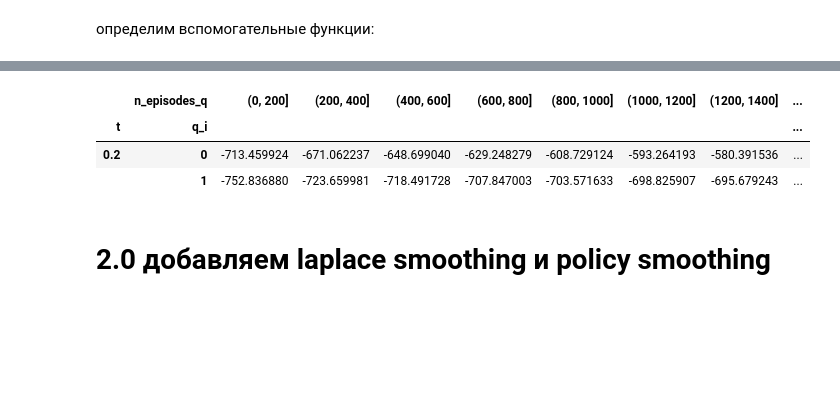
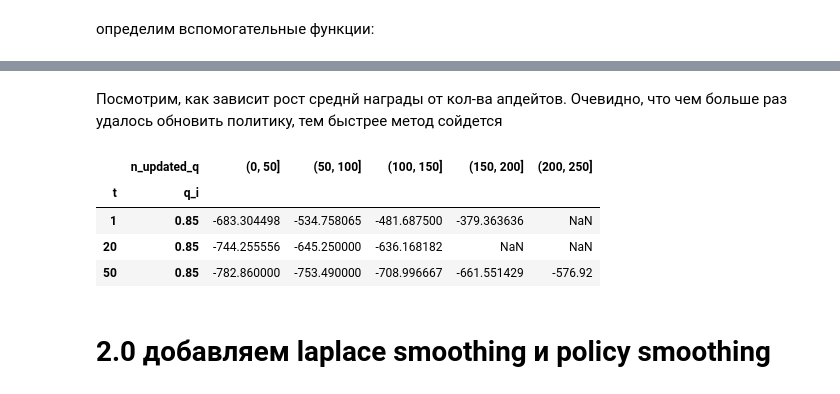
Before and after one commit to Nexx136/sandbox, a Jupyter notebook: rl_week1_hw.ipynb, the cells around one changed output, grey strips where cells are left out. Cells and saved outputs as stored; diff of their text form; code cells hidden in the pictures; blank space fills up the shorter version.

```diff
--- a/rl_week1_hw.ipynb
+++ b/rl_week1_hw.ipynb
@@ -128,7 +129,7 @@ for q_i in q:
 
         n_episodes = 0
         n_updated = 0
-        while n_episodes<=3000 :
+        while n_episodes<=1000 :
 
             trajectory_stats = []
 
@@ -196,4 +197,4 @@ for q_i in q:
 # %%
 res = pd.DataFrame(logs, columns=['q_i', 't', 'mean_reward', 'thres', 'n_episodes', 'n_updated', 'n_steps'])
-res['n_episodes_q'] = pd.cut(res['n_episodes'], bins=np.arange(15)*200)
-res['n_updated_q'] = pd.cut(res['n_updated'], bins=np.arange(10)*100)
+res['n_episodes_q'] = pd.cut(res['n_episodes'], bins=np.arange(11)*100)
+res['n_updated_q'] = pd.cut(res['n_updated'], bins=np.arange(20)*50)
@@ -202,7 +217,10 @@ res['n_updated_q'] = pd.cut(res['n_updated'], bins=np.arange(10)*100)
+# %% [markdown]
+Посмотрим, как зависит рост среднй награды от кол-ва апдейтов. Очевидно, что чем больше раз удалось обновить политику, тем быстрее метод сойдется
 # %%
-pd.pivot_table(res, index=[ 't', 'q_i'], columns='n_episodes_q', values='mean_reward', aggfunc='mean')
+pd.pivot_table(res[res['q_i'].isin([ 0.85])], index=[ 't', 'q_i'], columns='n_updated_q', values='mean_reward', aggfunc='mean')
 # %% [output]
-|  | n_episodes_q | (0, 200] | (200, 400] | (400, 600] | (600, 800] | (800, 1000] | (1000, 1200] | (1200, 1400] | ... |
-| t | q_i |  |  |  |  |  |  |  | ... |
-| 0.2 | 0 | -713.459924 | -671.062237 | -648.699040 | -629.248279 | -608.729124 | -593.264193 | -580.391536 | ... |
-|  | 1 | -752.836880 | -723.659981 | -718.491728 | -707.847003 | -703.571633 | -698.825907 | -695.679243 | ... |
+|  | n_updated_q | (0, 50] | (50, 100] | (100, 150] | (150, 200] | (200, 250] |
+| t | q_i |  |  |  |  |  |
+| 1 | 0.85 | -683.304498 | -534.758065 | -481.687500 | -379.363636 | NaN |
+| 20 | 0.85 | -744.255556 | -645.250000 | -636.168182 | NaN | NaN |
+| 50 | 0.85 | -782.860000 | -753.490000 | -708.996667 | -661.551429 | -576.92 |
```
Also changed, not shown: parts of 38 cells of this notebook.
